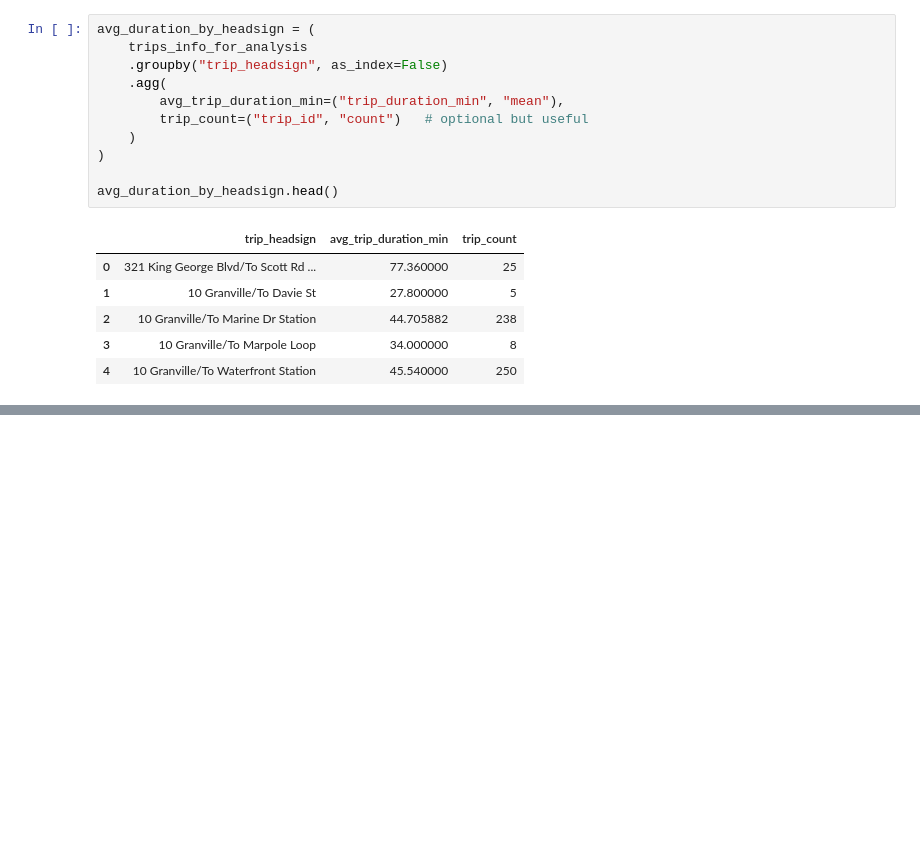
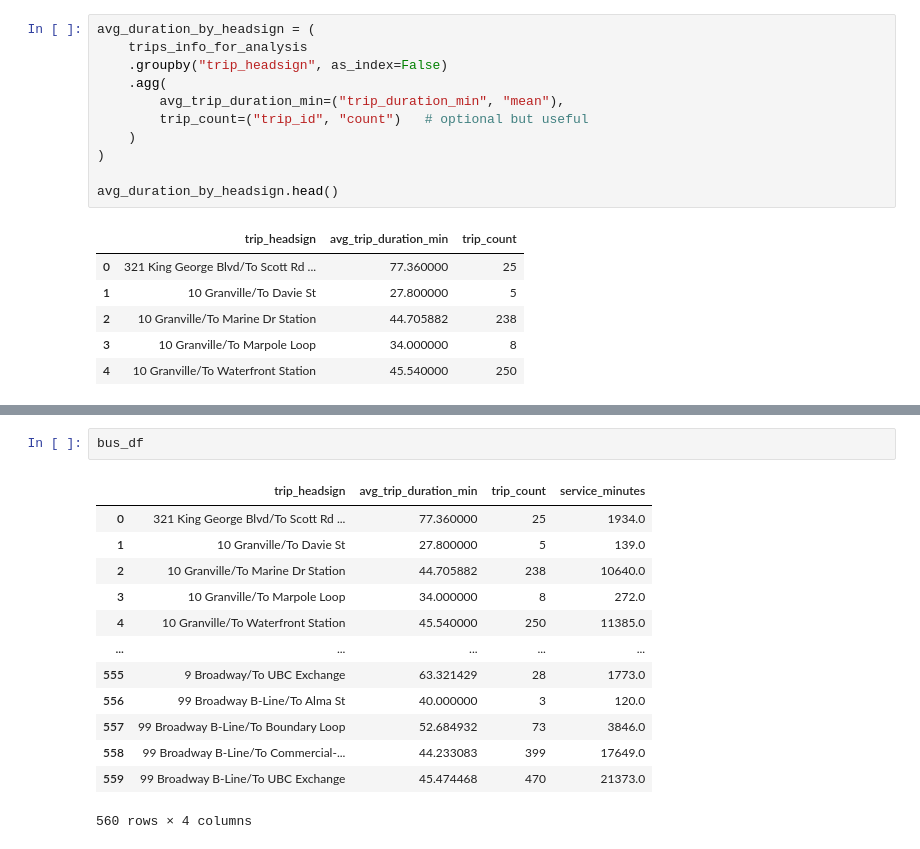
Before and after one commit to mcho04/TechStrat26, a Jupyter notebook: transit_analysis.ipynb, the cells around one changed output, grey strips where cells are left out. Drawn from its saved outputs; the diff is of its cells as text; blank space fills up the shorter version.

```diff
--- a/transit_analysis.ipynb
+++ b/transit_analysis.ipynb
@@ -228,0 +223,16 @@ plt.show()
+# %%
+bus_df
+# %% [output]
+|  | trip_headsign | avg_trip_duration_min | trip_count | service_minutes |
+| 0 | 321 King George Blvd/To Scott Rd ... | 77.360000 | 25 | 1934.0 |
+| 1 | 10 Granville/To Davie St | 27.800000 | 5 | 139.0 |
+| 2 | 10 Granville/To Marine Dr Station | 44.705882 | 238 | 10640.0 |
+| 3 | 10 Granville/To Marpole Loop | 34.000000 | 8 | 272.0 |
+| 4 | 10 Granville/To Waterfront Station | 45.540000 | 250 | 11385.0 |
+| ... | ... | ... | ... | ... |
+| 555 | 9 Broadway/To UBC Exchange | 63.321429 | 28 | 1773.0 |
+| 556 | 99 Broadway B-Line/To Alma St | 40.000000 | 3 | 120.0 |
+| 557 | 99 Broadway B-Line/To Boundary Loop | 52.684932 | 73 | 3846.0 |
+| 558 | 99 Broadway B-Line/To Commercial-... | 44.233083 | 399 | 17649.0 |
+| 559 | 99 Broadway B-Line/To UBC Exchange | 45.474468 | 470 | 21373.0 |
+560 rows × 4 columns
```
Also changed, not shown: parts of 5 cells of this notebook.
